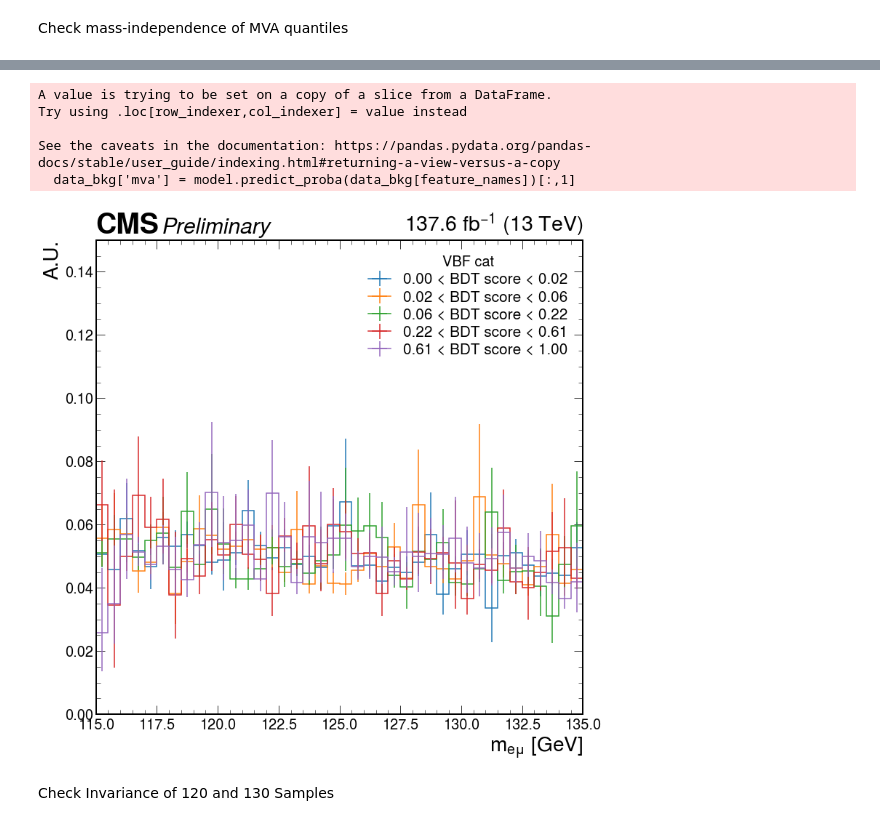
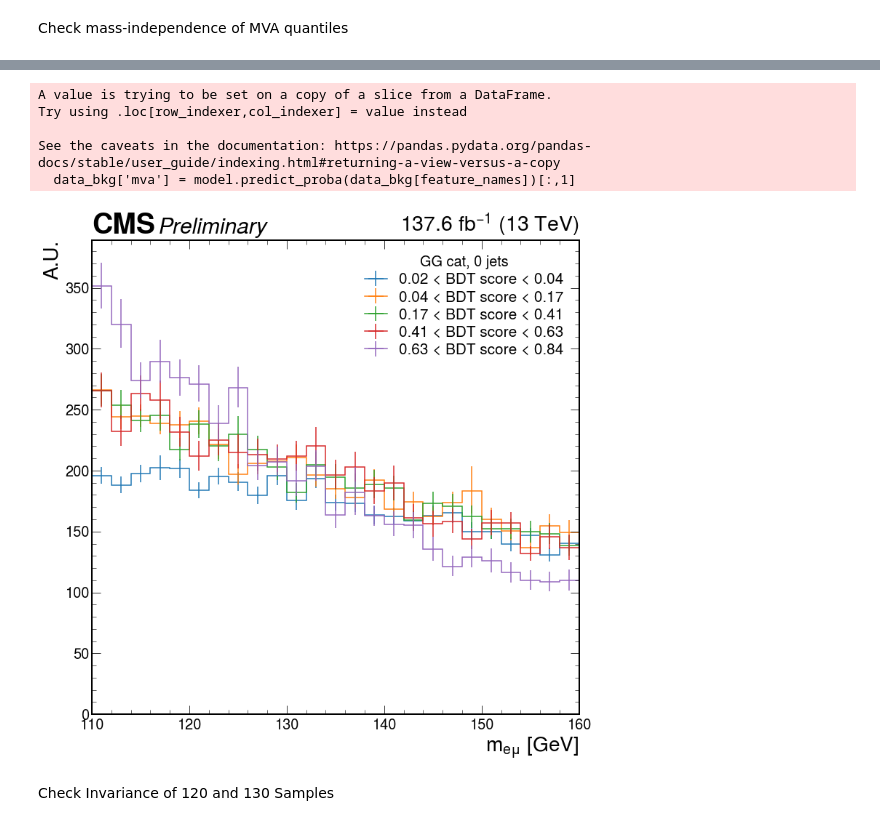
Before and after one commit to kawaho/XGBoost-for-HtoEMu, a Jupyter notebook: training.ipynb, the cells around one changed output, grey strips where cells are left out. Saved outputs shown, nothing was run; the diff lists cells and outputs as text; code cells hidden in the pictures.

```diff
--- a/training.ipynb
+++ b/training.ipynb
@@ -207,3 +203,6 @@ Overall 0.9438300678737394
 # %% [markdown]
 Overtraining test
+# %%
+catcatcat2 = 'GG cat, 0 jets'#['GG cat, 0 jets', 'GG cat, 1 jets', 'GG cat, $\geq$ 2 jets', 'VBF cat']
+catcatcat = 'gg0'#['gg0', 'gg1', 'gg2', 'vbf']
 # %%
@@ -378,2 +395,28 @@ Invalid limit will be ignored.
 # %% [markdown]
 Check mass-independence of MVA quantiles
+# %%
+data_clean = data[~data.isin([np.nan, np.inf, -np.inf]).any(1)]
+
+data_cuts = data_clean[(data_clean['weight']!=0)&(data_clean['opp_charge']==1)&(data_clean['e_m_Mass']>115)&(data_clean['e_m_Mass']<135)&((data_clean['label']==1)|(data_clean['label']==0))]
+data_vbf = data_cuts#[data_cuts['isVBFcat']==1]
+data_vbf.loc[:, ('absweight')] = data_vbf['weight'].abs()
+# data_vbf.loc[:, ('j1btagDeepFlavB_geo')] = data_vbf['j1btagDeepFlavB']*(data_vbf['j1Eta'].abs()<2.5)
+# data_vbf.loc[:, ('j2btagDeepFlavB_geo')] = data_vbf['j2btagDeepFlavB']*(data_vbf['j2Eta'].abs()<2.5)
+#data_vbf.loc[:, ('label')] = data_vbf.label.astype('category')
+
+# split data into X and y
+X = data_vbf
+Y = data_vbf['label']
+
+# split data into train and test sets
+seed = 123
+test_size = 0.30
+X_train, X_test, y_train, y_test = train_test_split(X, Y, test_size=test_size, random_state=seed)
+
+#Rescale signal weight to bkg weight
+total_bkg_train_weights = X_train.loc[X_train['label'] == 0]['weight'].sum()
+total_sig_train_weights = X_train.loc[X_train['label'] == 1]['weight'].sum()
+sig_to_bkg_ratio = max(total_bkg_train_weights/total_sig_train_weights, total_sig_train_weights/total_bkg_train_weights)
+print('Total Bkg Training weights', 'Total Sig Training weights')
+print(total_bkg_train_weights, total_sig_train_weights)
+print(sig_to_bkg_ratio)
@@ -390,48 +442,51 @@ wq = DescrStatsW(data=data_bkg['mva'], weights=data_bkg['weight'])
 quantiles = wq.quantile(probs=np.array([0, 0.20, 0.40, 0.60, 0.80, 1]), return_pandas=False)
 
 #Fill in sliced invariant mass according to MVA quantiles
-h_quan = hist.Hist('A.U.', hist.Bin('e_m_Mass', '$m_{e\mu}$ [GeV]', 40, 115, 135), hist.Cat("sample", "sample"))
+h_quan = hist.Hist('A.U.', hist.Bin('e_m_Mass', '$m_{e\mu}$ [GeV]', 25, 110, 160), hist.Cat("sample", "sample"))
+#scales = {}
 for i in range(len(quantiles)-1):
     quant25 = data_bkg[(data_bkg['mva']<quantiles[i+1])&(data_bkg['mva']>quantiles[i])]
     label = f'{quantiles[i]:.2f} < BDT score < {quantiles[i+1]:.2f}'
     h_quan.fill(e_m_Mass=quant25['e_m_Mass'].to_numpy(), sample=label, weight=quant25['weight'].to_numpy())
+    #scales[label] = 1/np.sum(quant25['weight'].to_numpy())
 
+#h_quan.scale(scales, axis='sample')
 import mplhep
 import matplotlib.pyplot as plt
 
 %matplotlib inline
 
 plt.style.use(mplhep.style.CMS)
 plt.rcParams.update({
     'font.size': 30,
     'axes.titlesize': 24,
     'axes.labelsize': 28,
     'xtick.labelsize': 20,
     'ytick.labelsize': 20,
     'legend.title_fontsize': 20
 })
 
 fig = plt.figure(
         figsize=(12,12),
       )
 
-ax = hist.plot1d(h_quan, density=True)
-ax.set_ylim(0, 0.15)
-leg = ax.legend(fontsize='x-small', labelspacing=0.25, title='VBF cat')
+ax = hist.plot1d(h_quan)#, density=True)
+#ax.set_ylim(0, 0.05)
+leg = ax.legend(fontsize='x-small', labelspacing=0.25, title=catcatcat2)
 
 lumi = mplhep.cms.label(ax=ax, lumi=19.5+16.8+41.5+59.8, label="Preliminary", data=1)
-
+#fig.savefig(f'plots/BDTValid/{catcatcat}_bkg.png')
 # plt.text(0.5, 15, f'$\chi^{2}$ p-value for background (signal) = {p_bkg:.3f} ({p_sig:.3f})',
 #          fontsize=20,
 #          horizontalalignment='center',
 #          verticalalignment='top')
 # %% [output]
 A value is trying to be set on a copy of a slice from a DataFrame.
 Try using .loc[row_indexer,col_indexer] = value instead
 
 See the caveats in the documentation: https://pandas.pydata.org/pandas-docs/stable/user_guide/indexing.html#returning-a-view-versus-a-copy
   data_bkg['mva'] = model.predict_proba(data_bkg[feature_names])[:,1]
-[figure, old version]
+[figure, new version]
 # %% [markdown]
 Check Invariance of 120 and 130 Samples
 # %%
```
Also changed, not shown: parts of 11 cells of this notebook, 2 other files.
